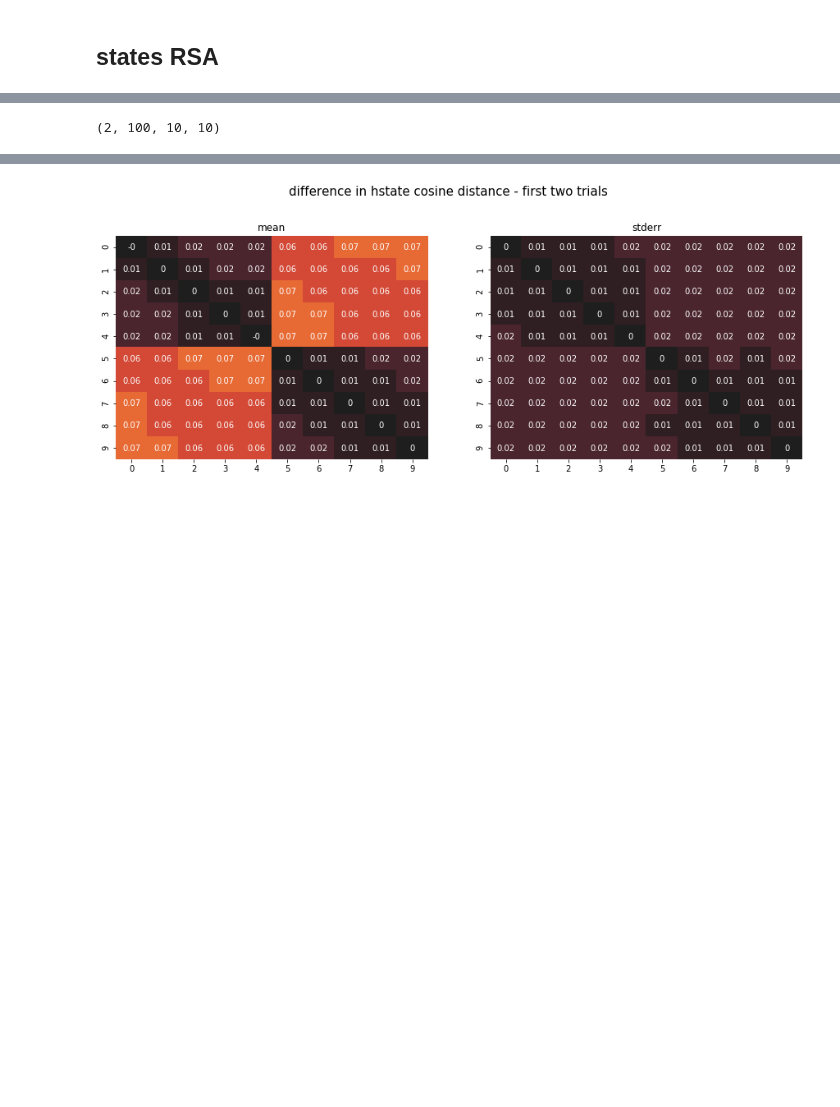
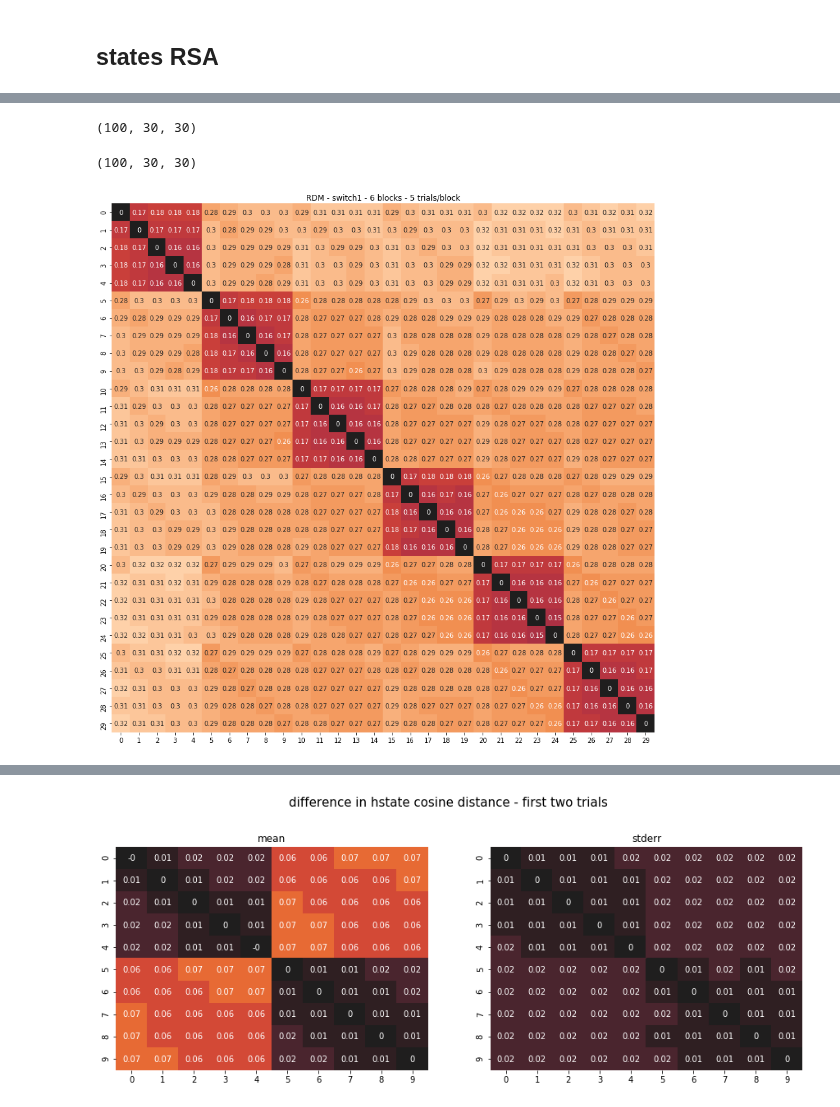
Before and after one commit to andrebeu/PM, a Jupyter notebook: buckets N100 - coglunch19.ipynb, the cells around one changed output, grey strips where cells are left out. Drawn from its saved outputs; the diff is of its cells as text; code cells hidden in the pictures; blank space fills up the shorter version.

```diff
--- a/buckets N100 - coglunch19.ipynb
+++ b/buckets N100 - coglunch19.ipynb
@@ -97,28 +32,0 @@ def eval_netL(netL,ntrials,seqlen,neps=10,return_states=True):
-# %%
-'''load presaved eval states and acc'''
-ntrials,seqlen = 6,5
-fpath = 'model_data/buckets_eval_data_N100/ntrials_%i-seqlen_%i'%(ntrials,seqlen)
-acc = np.load(fpath+'-acc.npy')
-states = np.load(fpath+'-states.npy')
-
-_,nnets,_ = acc.shape
-print(states.shape) # (switch,nnets,eps,(h,c),tsteps,stsize)
-_,_,neps,_,_,_ = states.shape
-print(acc.shape) # (switch,nnets,tsteps)
-print()
-
-'''reshape to remove instruction phase, select c or h state, and pull trials dimension'''
-# acc
-acc = acc.reshape(2,nnets,ntrials,10+seqlen)[:,:,:,10:]
-acc0,acc1 = acc
-
-# state
-state_class = 'hstate'
-states = states[:,:,:,int(state_class=='cstate'),:,:] # switch,nnets,neps,(h,c),tsteps,stsize
-states = states.reshape(2,nnets,neps,ntrials,10+seqlen,25)[:,:,:,:,10:,:]
-
-'''rename for comparison with lstms'''
-acc_em = acc
-states_em = states
-print(states.shape) # (switch,nnets,neps,ntrials,seqlen,stsize)
-print(acc.shape) # (switch,nnets,ntrials,seqlen)
@@ -131,7 +35,6 @@ print(acc.shape) # (switch,nnets,ntrials,seqlen)
 # %% [markdown]
 ## states RSA
 # %%
-from scipy.spatial import distance
 dist_metric = 'cosine'
 compute_rdm = lambda M: distance.cdist(M,M,metric=dist_metric)
 
@@ -151,6 +54,7 @@ def compute_rdms(states):
   computes TxT rsm for each subj (averaged over neps)
   returns rsm per net [nnets,tsteps,tsteps]
   """
+
   # init
   nnets,neps,tsteps,stsize = states.shape
   rsms = -np.ones([nnets,tsteps,tsteps])
@@ -162,3 +66,10 @@ def compute_rdms(states):
       sub_rsms[ep] = compute_rdm(sub_state[ep])
     rsms[sub] = sub_rsms.mean(0)
   return rsms
+
+def get_rdms_full(states):
+  ''' takes rdsm [nnets,neps,ntrials,seqlen,stsize]
+  returns [nnets,ntrials*seqlen,ntrials*seqlen]'''
+  nnets,neps,ntrials,seqlen,stsize = states.shape
+  states_full = np.concatenate([states[:,:,i,:,:] for i in range(ntrials)],-2)
+  return compute_rdms(states_full)
@@ -185,11 +83,30 @@ def get_rdms_tr0tr1(states,tr0,tr1):
   rdms = compute_rdms(states_tr0tr1)
   return rdms
 
-tr0,tr1=0,1
-rdms_tr0tr1 = np.ones([2,nnets,2*seqlen,2*seqlen])
-for switch in range(2):
-  rdms_tr0tr1[switch] = get_rdms_tr0tr1(states[switch],tr0,tr1)
-
-rdms_tr0tr1.shape
+def compute_separation(states,tr0,tr1):
+  '''
+  takes rdsm [nnets,neps,ntrials,seqlen,stsize]
+  returns '''
+  rdms_tr0tr1 = get_rdms_tr0tr1(states,tr0,tr1)
+  sep = rdms_tr0tr1[:,seqlen:,:seqlen].mean((1,2))
+  return sep
-# %% [output]
-(2, 100, 10, 10)
+# %%
+switch = 0
+flatten_time = lambda states: np.concatenate(states.transpose(3,4,0,1,2,5)).transpose(1,2,3,0,4)
+rdms=compute_rdms(flatten_time(states_em)[switch])
+# %% [output]
+(100, 30, 30)
+# %%
+get_rdms_full(states[0]).shape
+# %% [output]
+(100, 30, 30)
+# %%
+rdms_em0 = get_rdms_full(states_em[0])
+rdms_em1 = get_rdms_full(states_em[1])
+
+plt.figure(figsize=(15,15))
+plt.title('RDM - switch1 - 6 blocks - 5 trials/block')
+plt_rdm(plt.gca(),rdms_em1.mean(0),annot=True)
+# plt.savefig('figures/buckets_eval_data_N100/meanRDM-switch1')
+# %% [output]
+[figure, added]
```
Also changed, not shown: parts of 41 cells of this notebook, 14 other files.
